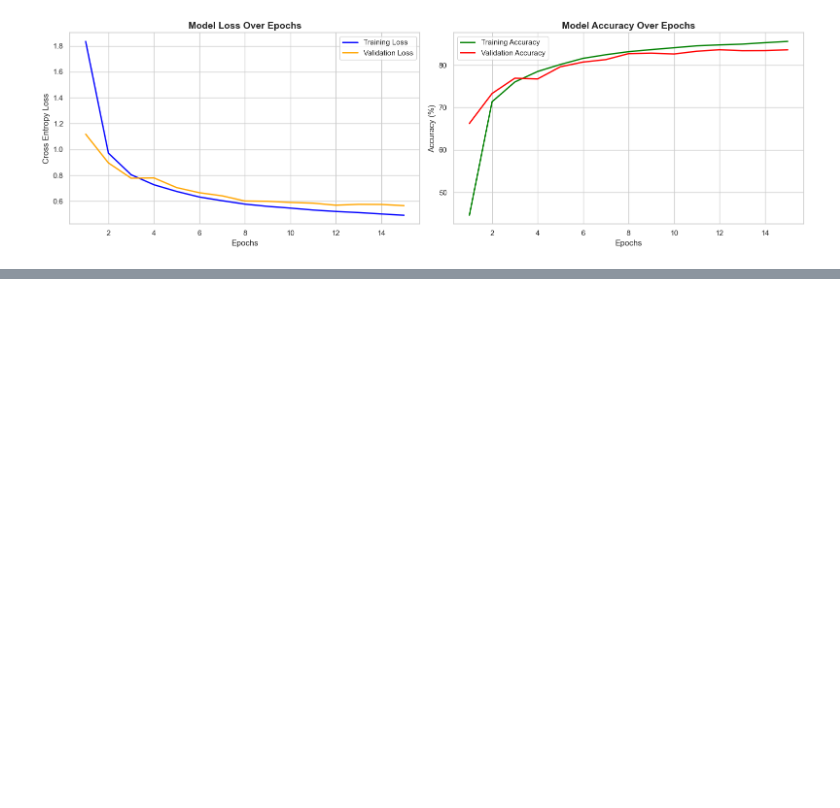
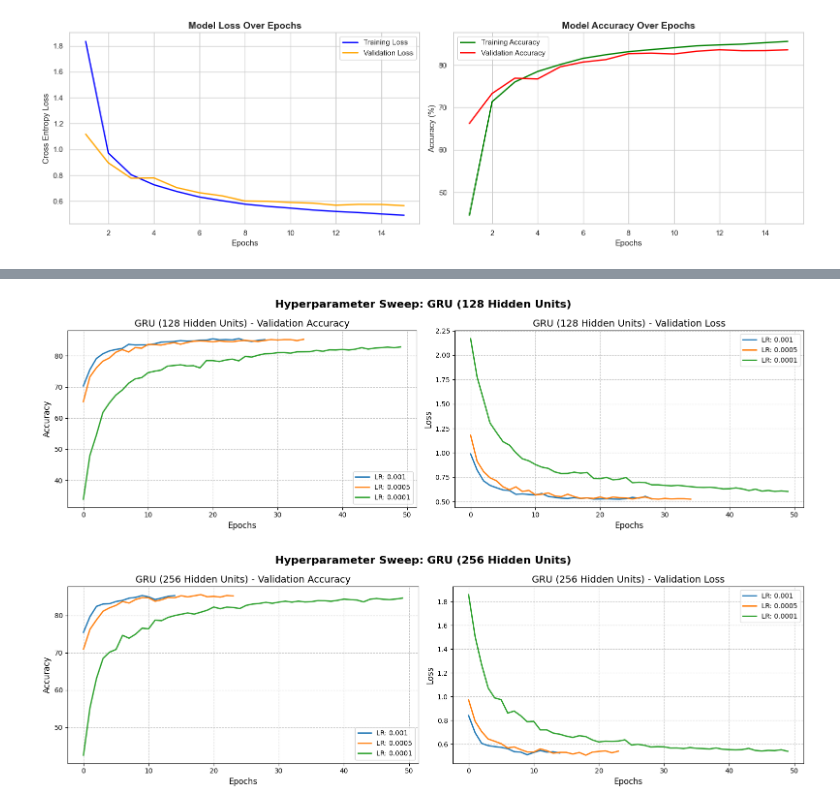
Before and after one commit to skavoori/gesture_recognition, a Jupyter notebook: 2_model_tuning.ipynb, the cells around one changed output, grey strips where cells are left out. Saved outputs shown, nothing was run; the diff lists cells and outputs as text; code cells hidden in the pictures; blank space fills up the shorter version.

Commit message:
Model Evaluation and Hyper Parameter Tuning completed

```diff
--- a/2_model_tuning.ipynb
+++ b/2_model_tuning.ipynb
@@ -45,7 +51,7 @@ sns.set_theme(style="whitegrid")
 
 # Load the history file generated by train.py
 # (Update this filename if you ran a different parameter combination)
-history_file = "history_h128_lr0.001.json"
+history_file = "metrics/history_h128_lr0.001.json"
 
 with open(history_file, 'r') as f:
     history = json.load(f)
@@ -77,0 +122,78 @@ plt.show()
+# %%
+import json
+import matplotlib.pyplot as plt
+import os
+
+# Group the history files by Model Architecture and Hidden Units
+model_groups = {
+    "GRU (128 Hidden Units)": [
+        "metrics/history_gru_h128_lr0.001.json",
+        "metrics/history_gru_h128_lr0.0005.json",
+        "metrics/history_gru_h128_lr0.0001.json"
+    ],
+    "GRU (256 Hidden Units)": [
+        "metrics/history_gru_h256_lr0.001.json",
+        "metrics/history_gru_h256_lr0.0005.json",
+        "metrics/history_gru_h256_lr0.0001.json"
+    ],
+    "LSTM (128 Hidden Units)": [
+        "metrics/history_lstm_h128_lr0.001.json",
+        "metrics/history_lstm_h128_lr0.0005.json",
+        "metrics/history_lstm_h128_lr0.0001.json"
+    ],
+    "LSTM (256 Hidden Units)": [
+        "metrics/history_lstm_h256_lr0.001.json",
+        "metrics/history_lstm_h256_lr0.0005.json",
+        "metrics/history_lstm_h256_lr0.0001.json"
+    ]
+}
+
+# Create 4 separate figures (one for each model configuration)
+for model_name, files in model_groups.items():
+
+    # We create a figure with 2 subplots side-by-side (Accuracy and Loss)
+    plt.figure(figsize=(16, 5))
+
+    # Subplot 1: Validation Accuracy
+    plt.subplot(1, 2, 1)
+    for file in files:
+        if os.path.exists(file):
+            with open(file, 'r') as f:
+                data = json.load(f)
+                # Safely get accuracy
+                val_acc = data.get('val_accuracy', data.get('val_acc', []))
+
+                # Extract learning rate from filename for a clean legend label
+                lr = file.split('_lr')[-1].replace('.json', '')
+                plt.plot(val_acc, label=f'LR: {lr}', linewidth=2)
+
+    plt.title(f'{model_name} - Validation Accuracy', fontsize=14)
+    plt.xlabel('Epochs', fontsize=12)
+    plt.ylabel('Accuracy', fontsize=12)
+    plt.legend(loc='lower right', fontsize=10)
+    plt.grid(True, linestyle='--', alpha=0.7)
+
+    # Subplot 2: Validation Loss
+    plt.subplot(1, 2, 2)
+    for file in files:
+        if os.path.exists(file):
+            with open(file, 'r') as f:
+                data = json.load(f)
+                val_loss = data.get('val_loss', [])
+
+                lr = file.split('_lr')[-1].replace('.json', '')
+                plt.plot(val_loss, label=f'LR: {lr}', linewidth=2)
+
+    plt.title(f'{model_name} - Validation Loss', fontsize=14)
+    plt.xlabel('Epochs', fontsize=12)
+    plt.ylabel('Loss', fontsize=12)
+    plt.legend(loc='upper right', fontsize=10)
+    plt.grid(True, linestyle='--', alpha=0.7)
+
+    # Add a master title for the specific model group
+    plt.suptitle(f'Hyperparameter Sweep: {model_name}', fontsize=16, fontweight='bold')
+    plt.tight_layout()
+    plt.show()
+# %% [output]
+[figure, added]
+[figure, added]
```
Also changed, not shown: parts of 10 cells of this notebook, 3 other files.
